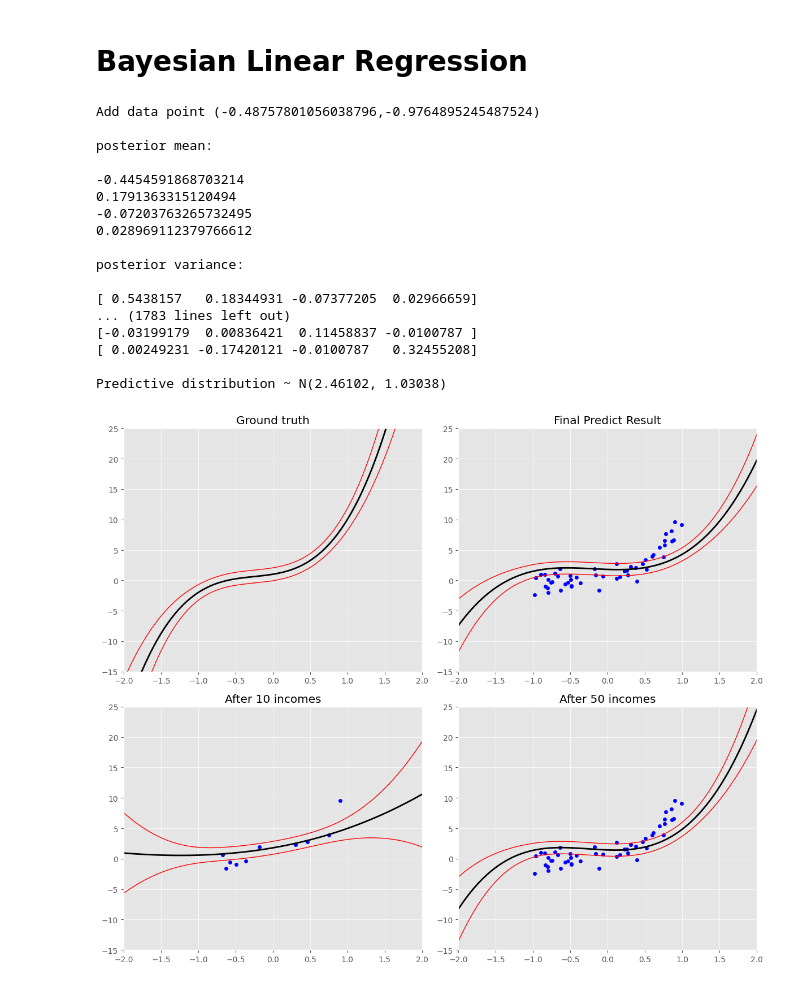
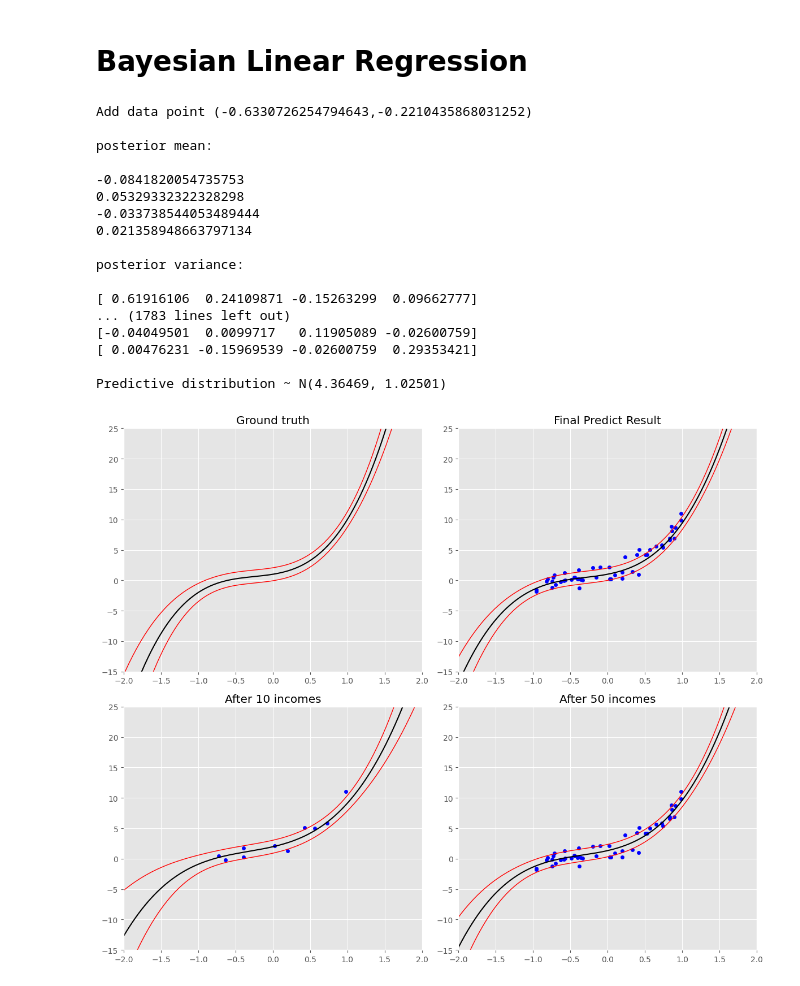
Before and after one commit to ouoxii/NYCU-Machine-Learning, a Jupyter notebook: hw3/ml hw3.ipynb, the cells around one changed output. Cells and saved outputs as stored; diff of their text form; code cells hidden in the pictures.

```diff
--- a/hw3/ml hw3.ipynb
+++ b/hw3/ml hw3.ipynb
@@ -125,9 +125,8 @@ def bayesian_learning(n_basis, a, w_true, b, steps, temp_steps=[10, 50]):
     temp = {}
 
     for t in range(steps):
-        h = np.random.uniform(-1, 1)
-        phi = np.array([h**i for i in range(n_basis)])
         x, y = polynomial_basis_linear_model_data_generator(n_basis, a, w_true)
+        phi = np.array([x**i for i in range(n_basis)])
         print("Add data point ({},{})\n".format(x, y))
         S_inv += (1 / a) * np.outer(phi, phi) #每筆資料帶來的資訊
         S = np.linalg.inv(S_inv) # 1
@@ -223,40 +222,40 @@ def plot_bayes_snapshots(snapshots, n_basis, a, w_true):
 
     plt.tight_layout()
     plt.show()
 
 
 b = 1
 n = 4
 a = 1
 w_true = np.array([1, 2, 3, 4])
 
 
 temp = bayesian_learning(
     n_basis=n,
     a=a,
     w_true=w_true,
     b=b,
     steps=100
 
 )
 
 plot_bayes_snapshots(temp, n_basis=n, a=a, w_true=w_true)
 # %% [output]
-Add data point (-0.48757801056038796,-0.9764895245487524)
+Add data point (-0.6330726254794643,-0.2210435868031252)
 
 posterior mean:
 
--0.4454591868703214
-0.1791363315120494
--0.07203763265732495
-0.028969112379766612
+-0.0841820054735753
+0.05329332322328298
+-0.033738544053489444
+0.021358948663797134
 
 posterior variance:
 
-[ 0.5438157   0.18344931 -0.07377205  0.02966659]
+[ 0.61916106  0.24109871 -0.15263299  0.09662777]
 ... (1783 lines left out)
-[-0.03199179  0.00836421  0.11458837 -0.0100787 ]
-[ 0.00249231 -0.17420121 -0.0100787   0.32455208]
+[-0.04049501  0.0099717   0.11905089 -0.02600759]
+[ 0.00476231 -0.15969539 -0.02600759  0.29353421]
 
-Predictive distribution ~ N(2.46102, 1.03038)
+Predictive distribution ~ N(4.36469, 1.02501)
-[figure, old version]
+[figure, new version]
```
Also changed, not shown: parts of 1 cell of this notebook, 1 other file.
